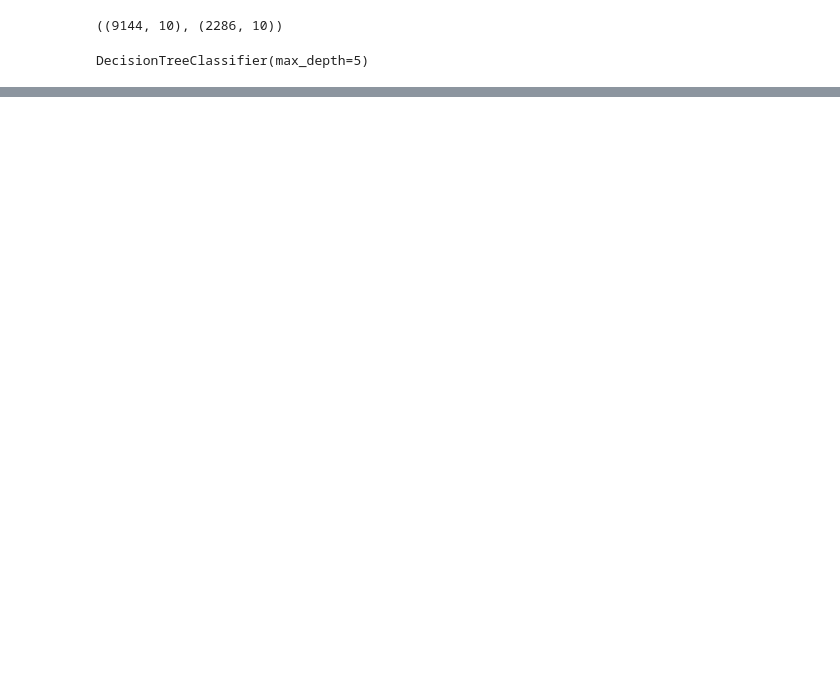
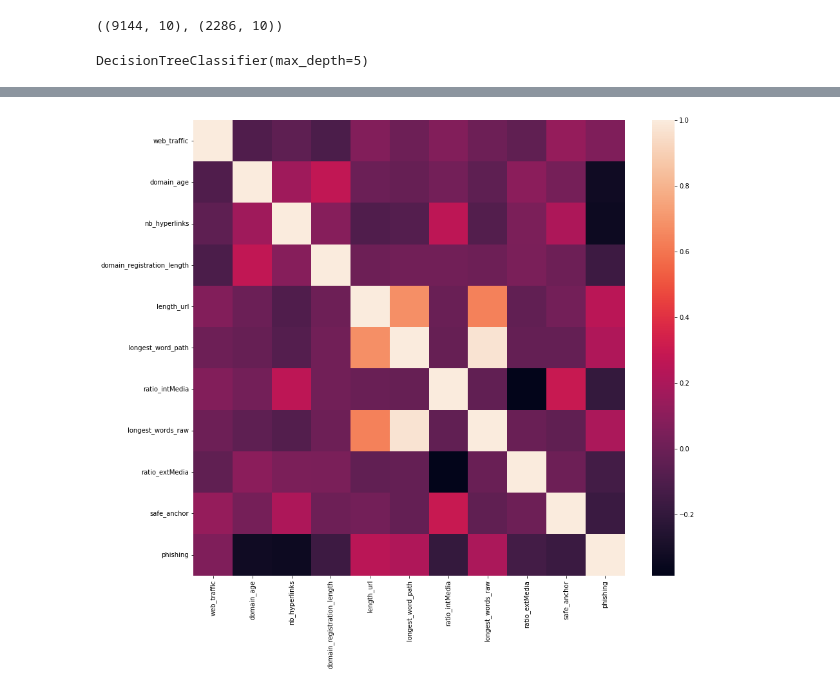
Before and after one commit to Kaaviya12/DataMining, a Jupyter notebook: DataMiningProject.ipynb, the cells around one changed output, grey strips where cells are left out. Drawn from its saved outputs; the diff is of its cells as text; code cells hidden in the pictures; blank space fills up the shorter version.

```diff
--- a/DataMiningProject.ipynb
+++ b/DataMiningProject.ipynb
@@ -306,0 +312,9 @@ print(acc_test)
+# %%
+#Correlation heatmap
+chiDataAll = data[["web_traffic", "domain_age", "nb_hyperlinks", "domain_registration_length", "length_url",
+                "longest_word_path", "ratio_intMedia", "longest_words_raw", "ratio_extMedia", "safe_anchor", "phishing"]]
+plt.figure(figsize=(15,13))
+sns.heatmap(chiDataAll.corr())
+plt.show()
+# %% [output]
+[figure, added]
```
Also changed, not shown: parts of 18 cells of this notebook.
